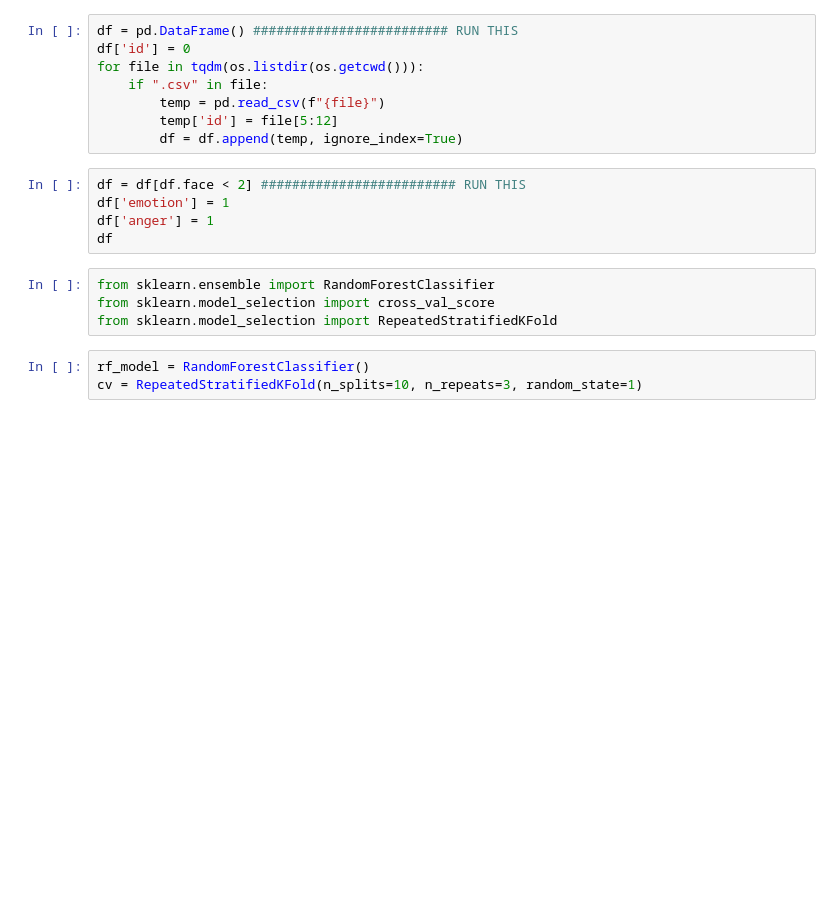
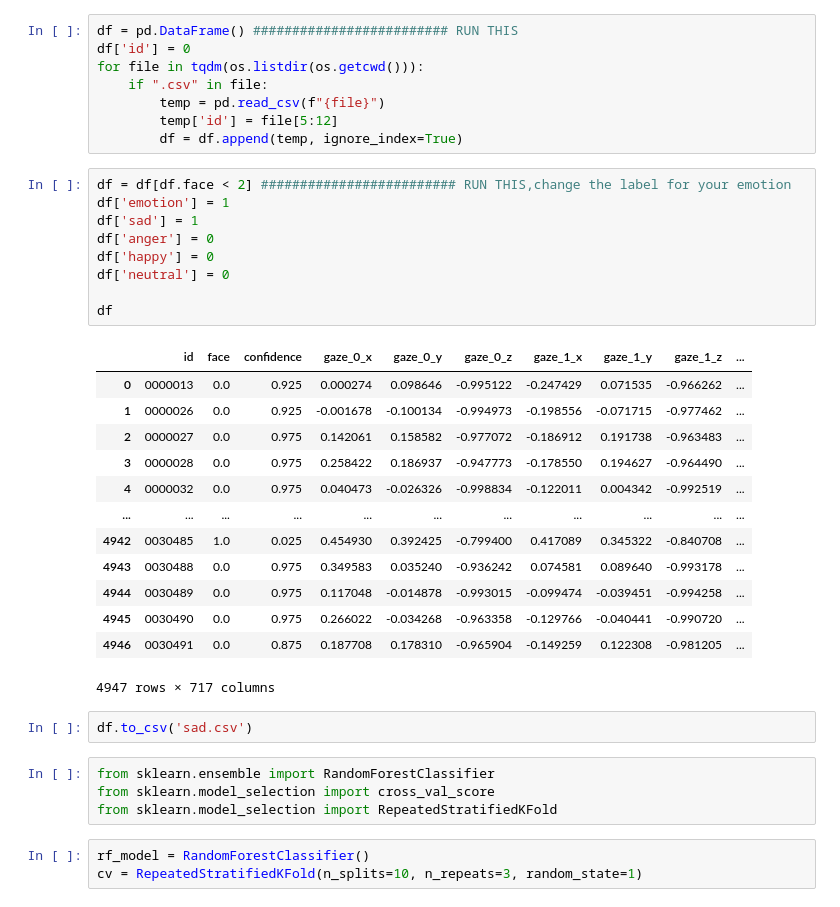
Before and after one commit to thomaspr1205/ATM-ML, a Jupyter notebook: combine_csv.ipynb, the cells around one changed output. Drawn from its saved outputs; the diff is of its cells as text; blank space fills up the shorter version.

```diff
--- a/combine_csv.ipynb
+++ b/combine_csv.ipynb
@@ -18,10 +36,30 @@ for file in tqdm(os.listdir(os.getcwd())):
         temp['id'] = file[5:12]
         df = df.append(temp, ignore_index=True)
 # %%
-df = df[df.face < 2] ######################### RUN THIS
+df = df[df.face < 2] ######################### RUN THIS,change the label for your emotion
 df['emotion'] = 1
-df['anger'] = 1
+df['sad'] = 1
+df['anger'] = 0
+df['happy'] = 0
+df['neutral'] = 0
+
 df
+# %% [output]
+|  | id | face | confidence | gaze_0_x | gaze_0_y | gaze_0_z | gaze_1_x | gaze_1_y | gaze_1_z | ... |
+| 0 | 0000013 | 0.0 | 0.925 | 0.000274 | 0.098646 | -0.995122 | -0.247429 | 0.071535 | -0.966262 | ... |
+| 1 | 0000026 | 0.0 | 0.925 | -0.001678 | -0.100134 | -0.994973 | -0.198556 | -0.071715 | -0.977462 | ... |
+| 2 | 0000027 | 0.0 | 0.975 | 0.142061 | 0.158582 | -0.977072 | -0.186912 | 0.191738 | -0.963483 | ... |
+| 3 | 0000028 | 0.0 | 0.975 | 0.258422 | 0.186937 | -0.947773 | -0.178550 | 0.194627 | -0.964490 | ... |
+| 4 | 0000032 | 0.0 | 0.975 | 0.040473 | -0.026326 | -0.998834 | -0.122011 | 0.004342 | -0.992519 | ... |
+| ... | ... | ... | ... | ... | ... | ... | ... | ... | ... | ... |
+| 4942 | 0030485 | 1.0 | 0.025 | 0.454930 | 0.392425 | -0.799400 | 0.417089 | 0.345322 | -0.840708 | ... |
+| 4943 | 0030488 | 0.0 | 0.975 | 0.349583 | 0.035240 | -0.936242 | 0.074581 | 0.089640 | -0.993178 | ... |
+| 4944 | 0030489 | 0.0 | 0.975 | 0.117048 | -0.014878 | -0.993015 | -0.099474 | -0.039451 | -0.994258 | ... |
+| 4945 | 0030490 | 0.0 | 0.975 | 0.266022 | -0.034268 | -0.963358 | -0.129766 | -0.040441 | -0.990720 | ... |
+| 4946 | 0030491 | 0.0 | 0.875 | 0.187708 | 0.178310 | -0.965904 | -0.149259 | 0.122308 | -0.981205 | ... |
+4947 rows × 717 columns
+# %%
+df.to_csv('sad.csv')
 # %%
 from sklearn.ensemble import RandomForestClassifier
 from sklearn.model_selection import cross_val_score
```
Also changed, not shown: parts of 2 cells of this notebook, 2 other files.
